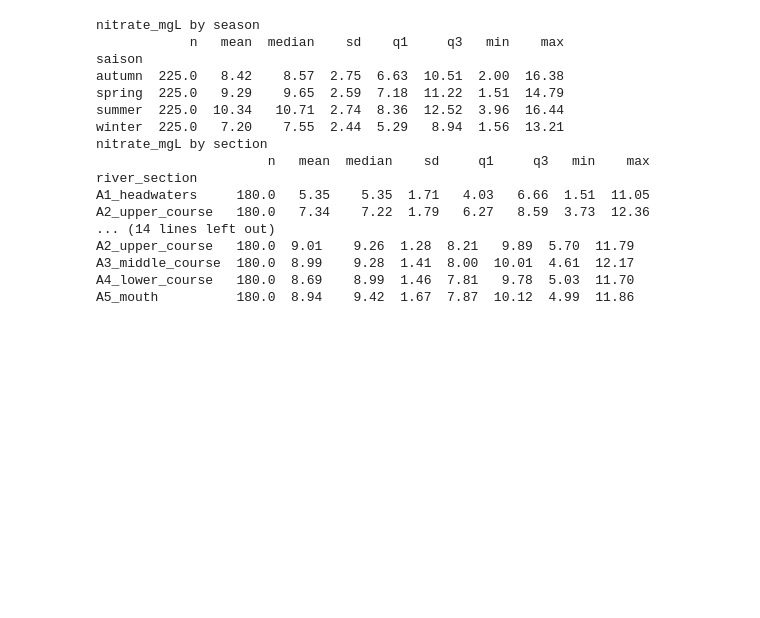
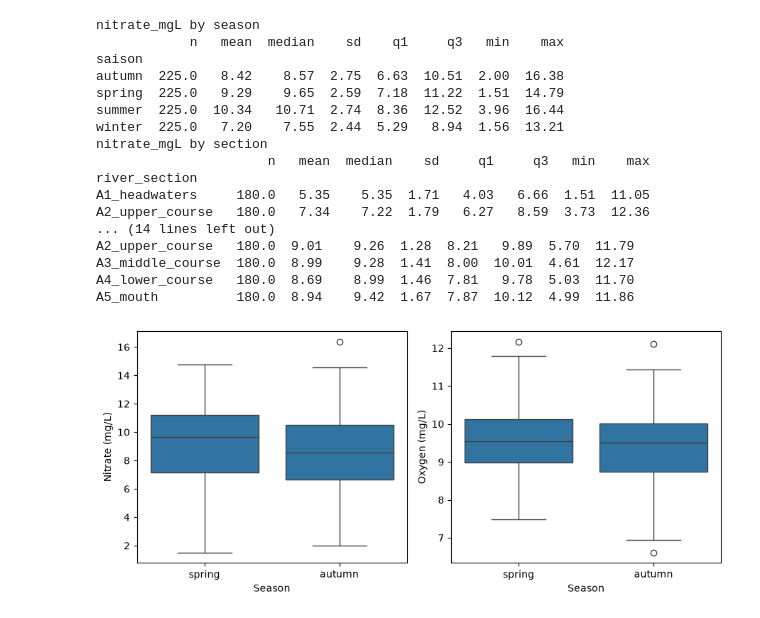
Before and after one commit to Ayushmi-Adh/Water_Quality_Analysis, a Jupyter notebook: load_and_inspect.ipynb, the cells around one changed output. Cells and saved outputs as stored; diff of their text form; code cells hidden in the pictures; blank space fills up the shorter version.

Commit message:
update:box plots addition

```diff
--- a/load_and_inspect.ipynb
+++ b/load_and_inspect.ipynb
@@ -95,3 +95,17 @@ A2_upper_course   180.0  9.01    9.26  1.28  8.21   9.89  5.70  11.79
 A3_middle_course  180.0  8.99    9.28  1.41  8.00  10.01  4.61  12.17
 A4_lower_course   180.0  8.69    8.99  1.46  7.81   9.78  5.03  11.70
 A5_mouth          180.0  8.94    9.42  1.67  7.87  10.12  4.99  11.86
+# %%
+order_sec = ["A1_headwaters","A2_upper_course","A3_middle_course","A4_lower_course","A5_mouth"]
+
+sub = d[d["saison"].isin(["spring","autumn"])]
+fig, ax = plt.subplots(1, 2, figsize=(9, 4))
+sns.boxplot(data=sub, x="saison", y="nitrate_mgL", order=["spring","autumn"], ax=ax[0])
+sns.boxplot(data=sub, x="saison", y="oxygen_mgL", order=["spring","autumn"], ax=ax[1])
+ax[0].set_xlabel("Season"); ax[0].set_ylabel("Nitrate (mg/L)")
+ax[1].set_xlabel("Season"); ax[1].set_ylabel("Oxygen (mg/L)")
+plt.tight_layout()
+plt.savefig("fig_season.pdf")
+plt.show()
+# %% [output]
+[figure, added]
```
Also changed, not shown: parts of 2 cells of this notebook, 2 other files.
